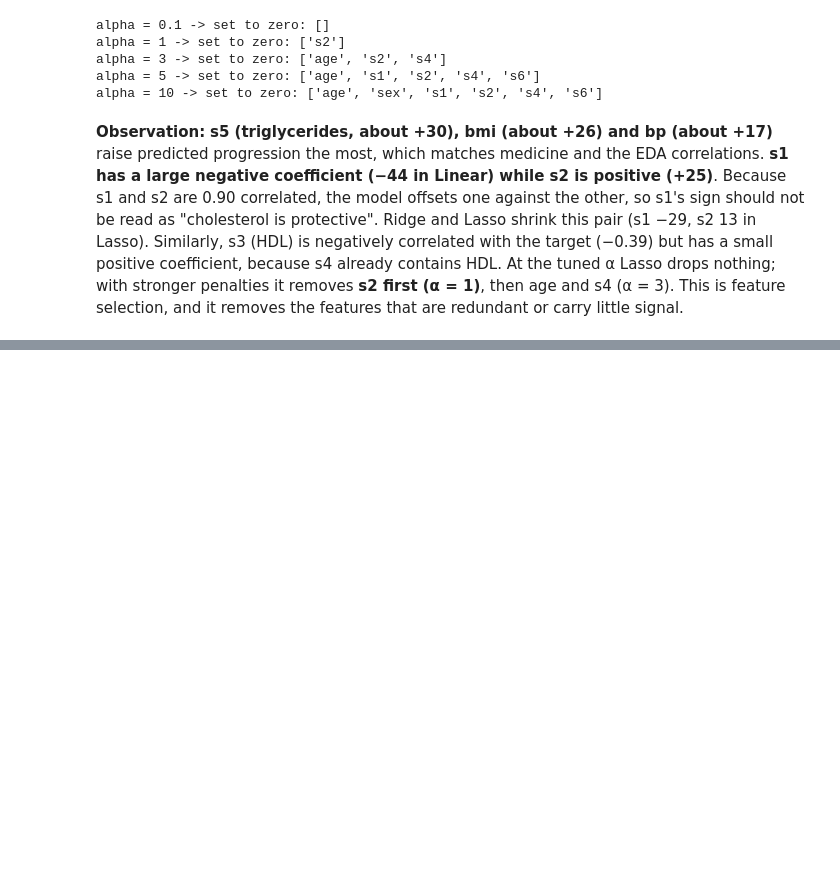
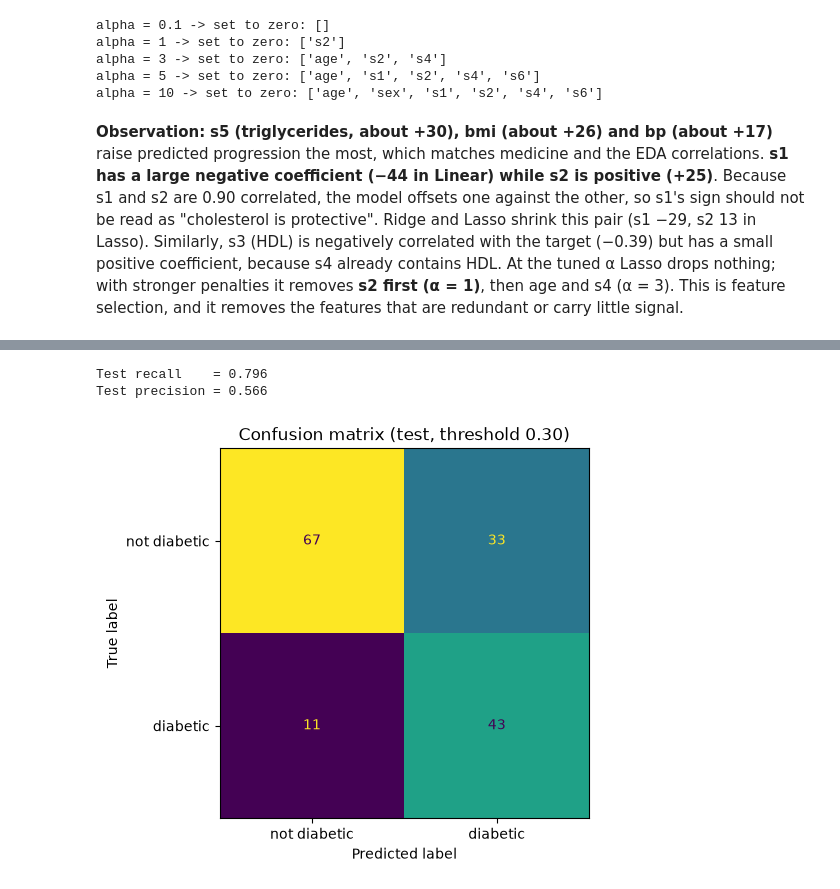
Before and after one commit to aggamsingh/diabetes-risk, a Jupyter notebook: diabetes_risk.ipynb, the cells around one changed output, grey strips where cells are left out. Cells and saved outputs as stored; diff of their text form; code cells hidden in the pictures; blank space fills up the shorter version.

```diff
--- a/diabetes_risk.ipynb
+++ b/diabetes_risk.ipynb
@@ -826,0 +1007,15 @@ alpha = 10 -> set to zero: ['age', 'sex', 's1', 's2', 's4', 's6']
+# %%
+THRESHOLD = 0.30
+y_pred_screen = (y_proba_pima >= THRESHOLD).astype(int)
+
+print("Test recall    = %.3f" % recall_score(y_test_pima, y_pred_screen))
+print("Test precision = %.3f" % precision_score(y_test_pima, y_pred_screen))
+ConfusionMatrixDisplay.from_predictions(y_test_pima, y_pred_screen, colorbar=False,
+                                        display_labels=["not diabetic", "diabetic"])
+plt.title("Confusion matrix (test, threshold %.2f)" % THRESHOLD)
+plt.savefig("figures/fig15_clf_cm_screening.png", dpi=150, bbox_inches="tight")
+plt.show()
+# %% [output]
+Test recall    = 0.796
+Test precision = 0.566
+[figure, added]
```
Also changed, not shown: parts of 19 cells of this notebook, 6 other files.
